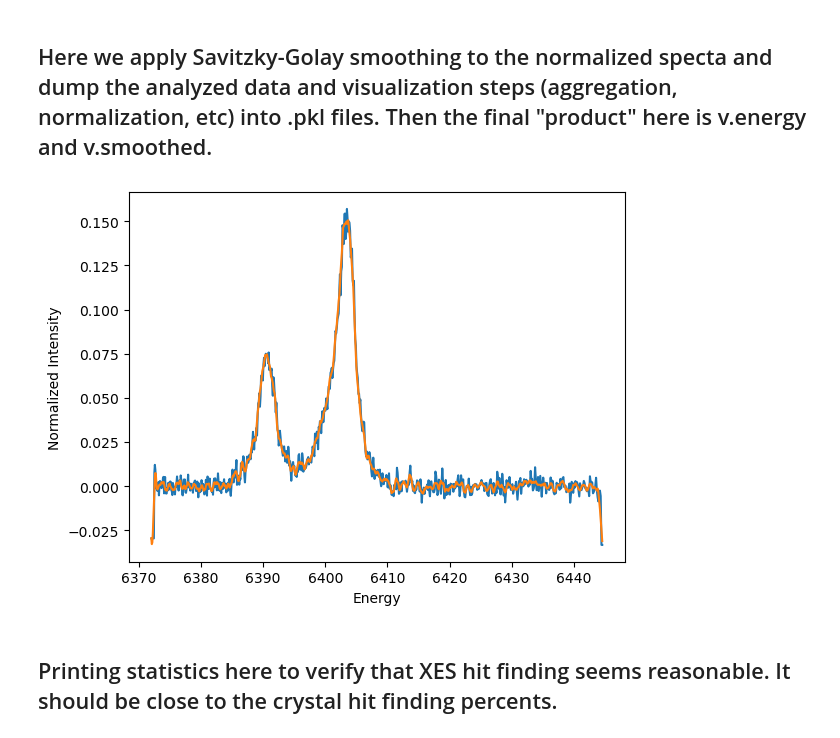
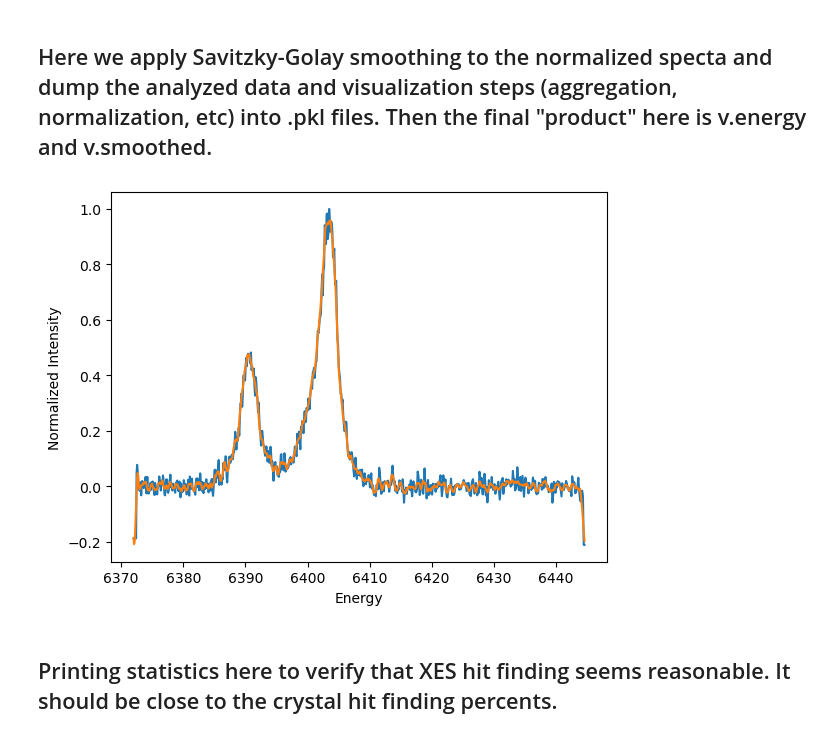
Before and after one commit to lg345/XSpect, a Jupyter notebook: XSpect_XES_mfxl1033223_CA.ipynb, the cells around one changed output. Saved outputs shown, nothing was run; the diff lists cells and outputs as text; code cells hidden in the pictures.

```diff
--- a/XSpect_XES_mfxl1033223_CA.ipynb
+++ b/XSpect_XES_mfxl1033223_CA.ipynb
@@ -143,19 +153,19 @@ print(xes.first_moment,xes.fwhm)
 # %% [markdown]
 ## Here we apply Savitzky-Golay smoothing to the normalized specta and dump the analyzed data and visualization steps (aggregation, normalization, etc) into .pkl files. Then the final "product" here is v.energy and v.smoothed.
 # %%
-v.smoothed = signal.savgol_filter(v.normalized, window_length=10, polyorder=2, mode="nearest")
-plt.plot(v.energy,v.normalized)
+v.smoothed = signal.savgol_filter(v.normalized_peak, window_length=10, polyorder=2, mode="nearest")
+plt.plot(v.energy,v.normalized_peak)
 plt.plot(v.energy,v.smoothed)
 plt.xlabel('Energy')
 plt.ylabel('Normalized Intensity')
 
 #Pickles data and analysis files based on above code
 with open(f'data_{str(xes.runs)}.pkl', 'wb') as f:
     pickle.dump(xes, f)
 with open(f'analysis_{str(xes.runs)}.pkl', 'wb') as f:
     pickle.dump(v, f)
 # %% [output]
-[figure, old version]
+[figure, new version]
 # %% [markdown]
 ## Printing statistics here to verify that XES hit finding seems reasonable. It should be close to the crystal hit finding percents.
 # %%
```
Also changed, not shown: parts of 17 cells of this notebook.
